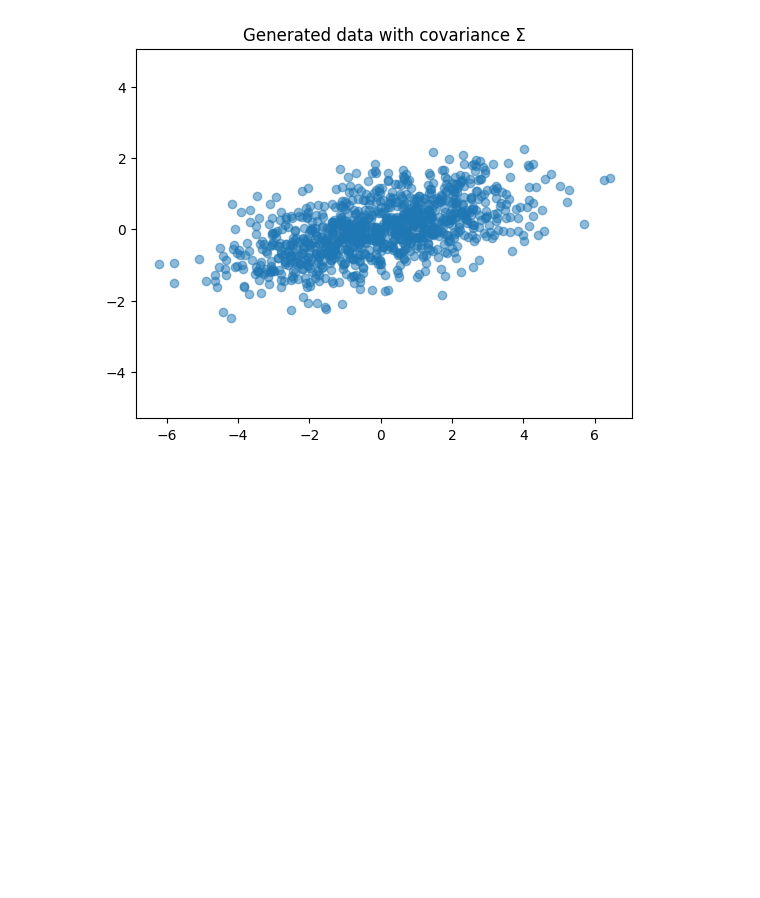
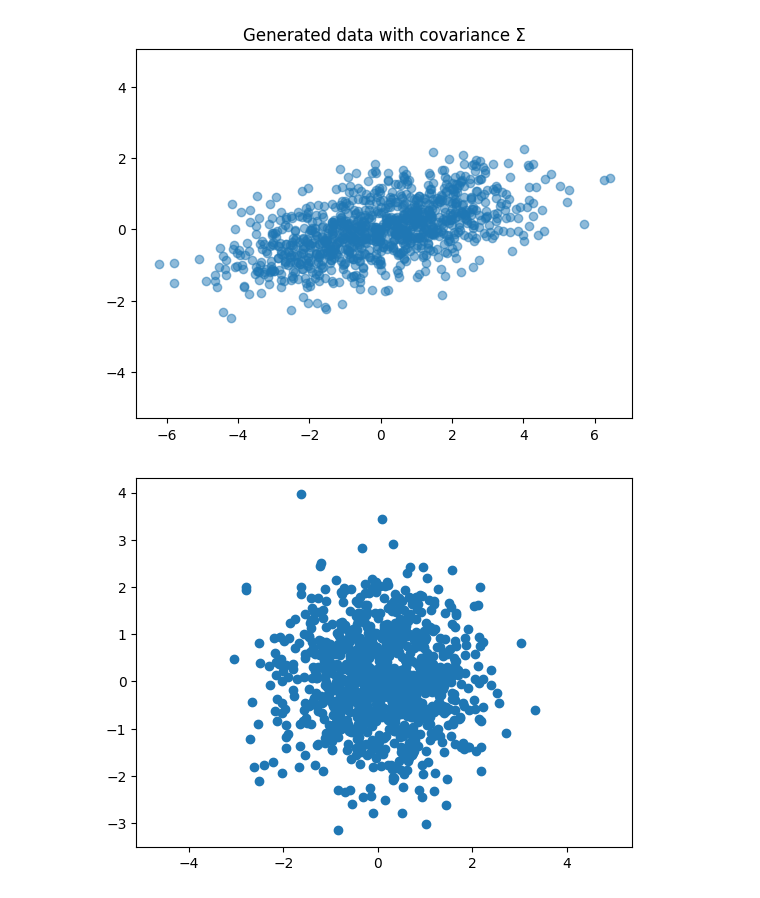
Before and after one commit to Iskken/fixed-point-quantization-nn, a Jupyter notebook: notebooks/Gaussian.ipynb, the cells around one changed output. Cells and saved outputs as stored; diff of their text form; code cells hidden in the pictures; blank space fills up the shorter version.

Commit message:
Experiment with gaussian random-value generation

```diff
--- a/notebooks/Gaussian.ipynb
+++ b/notebooks/Gaussian.ipynb
@@ -95,3 +95,14 @@ plt.title("Generated data with covariance Σ")
 plt.show()
 # %% [output]
 [figure]
+# %%
+np.random.seed(1)
+n = 1000
+
+Z = np.random.randn(n, 2)
+
+plt.scatter(Z[:, 0], Z[:, 1])
+plt.axis('equal')
+plt.show()
+# %% [output]
+[figure, added]
```
Also changed, not shown: parts of 1 cell of this notebook, 1 other file.
